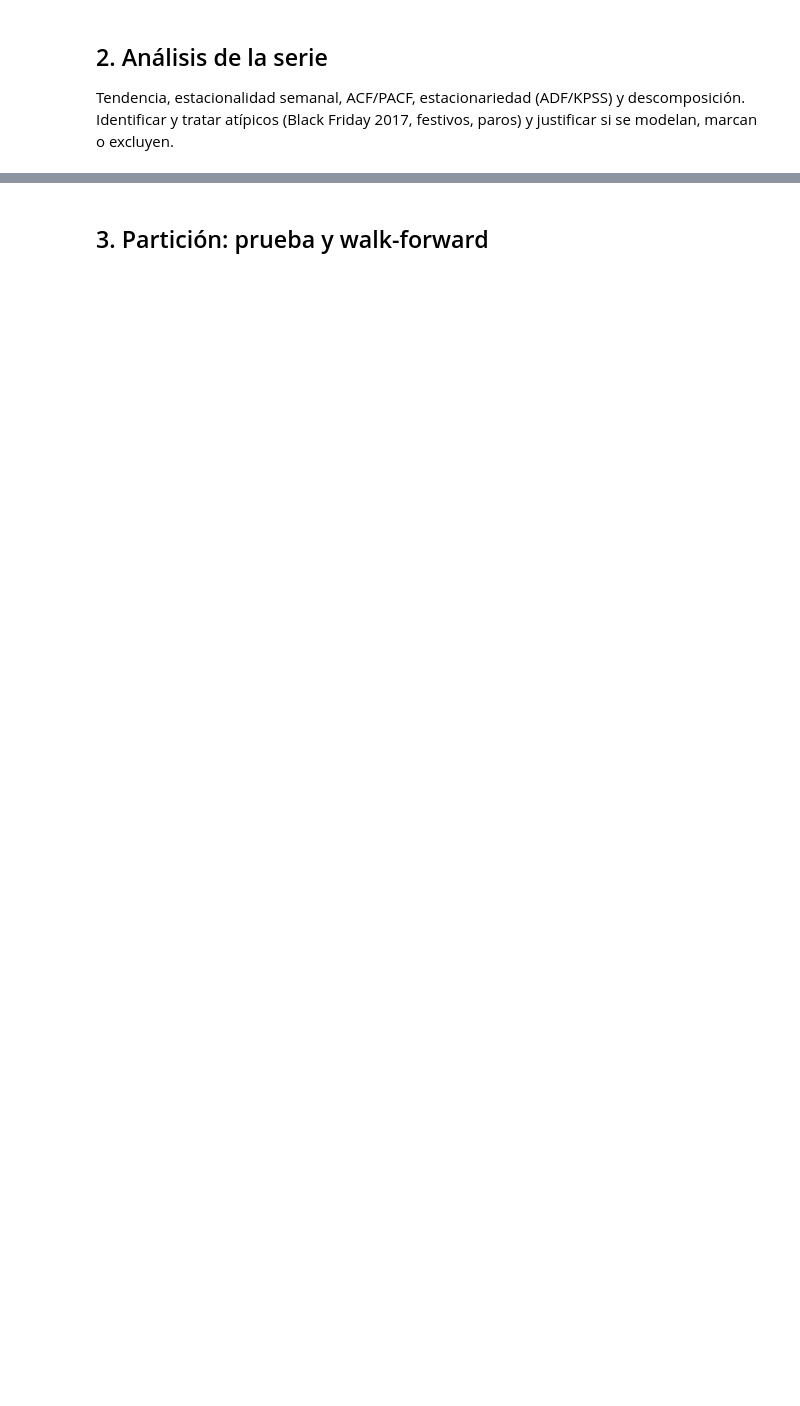
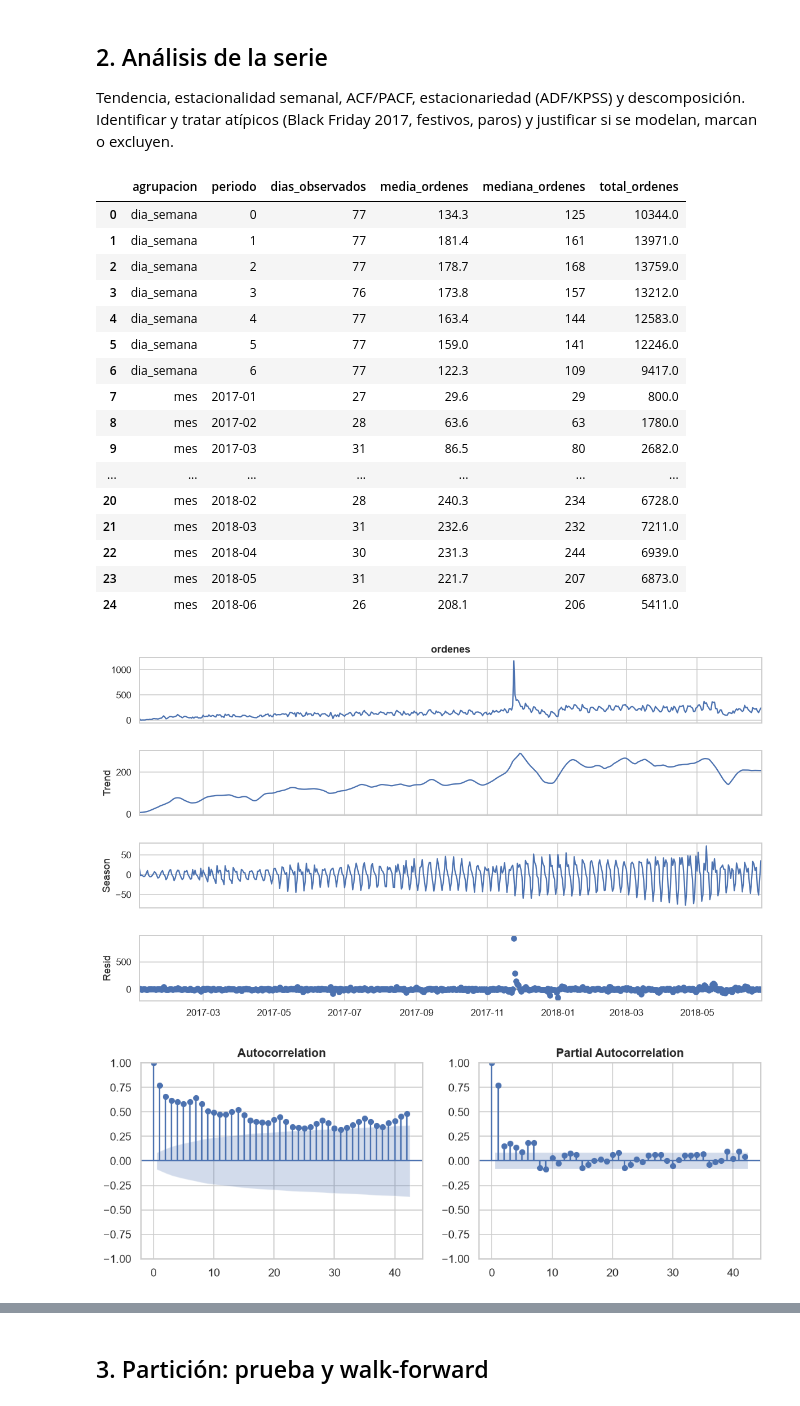
Before and after one commit to tomasguzman0925-ship-it/Taller-ML, a Jupyter notebook: notebooks/B_series.ipynb, the cells around one changed output, grey strips where cells are left out. Saved outputs shown, nothing was run; the diff lists cells and outputs as text; code cells hidden in the pictures; blank space fills up the shorter version.

```diff
--- a/notebooks/B_series.ipynb
+++ b/notebooks/B_series.ipynb
@@ -42,15 +47,67 @@ Identificar y tratar atípicos (Black Friday 2017, festivos, paros) y justificar
 # %%
 from statsmodels.tsa.seasonal import STL
 from statsmodels.graphics.tsaplots import plot_acf, plot_pacf
-from statsmodels.tsa.stattools import adfuller, kpss
+from statsmodels.tsa.stattools import adfuller, kpss, acf, pacf
 
-stl = STL(y, period=config.ESTACIONALIDAD, robust=True).fit()
+# El análisis de selección usa solo el tramo anterior a la prueba.
+calendario_resumen = consulta(
+    con, "B_series/analisis_calendario.sql",
+    [y_trval.index.min().date().isoformat(), (y_trval.index.max() + pd.Timedelta(days=1)).date().isoformat()],
+)
+display(calendario_resumen)
+
+stl = STL(y_trval, period=config.ESTACIONALIDAD, robust=True).fit()
 fig = stl.plot(); fig.set_size_inches(11, 7)
 guardar(fig, "stl", "B_series")
+display(fig)
 
 fig, axes = plt.subplots(1, 2, figsize=(11, 3.5))
-plot_acf(y, lags=42, ax=axes[0]); plot_pacf(y, lags=42, ax=axes[1])
+plot_acf(y_trval, lags=42, ax=axes[0]); plot_pacf(y_trval, lags=42, ax=axes[1])
 guardar(fig, "acf_pacf", "B_series")
+display(fig)
 
-print("ADF  p-valor:", round(adfuller(y, result_object=False)[1], 4))
-print("KPSS p-valor:", round(kpss(y, regression="c", nlags="auto", result_object=False)[1], 4))
+adf_p = adfuller(y_trval, result_object=False)[1]
+kpss_p = kpss(y_trval, regression="c", nlags="auto", result_object=False)[1]
+print("ADF  p-valor (H0: raíz unitaria):", round(adf_p, 4))
+print("KPSS p-valor (H0: estacionaria en nivel):", round(kpss_p, 4))
+lags_interes = [1, 7, 14, 28]
+print("ACF por rezago:", dict(zip(lags_interes, acf(y_trval, nlags=28, fft=True)[lags_interes].round(3))))
+print("PACF por rezago:", dict(zip(lags_interes, pacf(y_trval, nlags=28)[lags_interes].round(3))))
+
+eventos = consulta(
+    con,
+    "B_series/eventos_especiales.sql",
+    [y_trval.index.min().date().isoformat(), (y_trval.index.max() + pd.Timedelta(days=1)).date().isoformat(),
+     "2017-11-17", "2017-12-01", "2017-11-03", "2017-11-16",
+     "2018-05-21", "2018-06-01", "2018-05-01", "2018-05-20", "2018-06-02", "2018-06-08"],
+)
+resumen_eventos = eventos.groupby("evento")["ordenes"].agg(["count", "mean", "median", "min", "max"]).round(1)
+display(resumen_eventos)
+fig, ax = plt.subplots(figsize=(12, 4))
+for evento in ["black_friday_2017", "paro_camioneros_2018"]:
+    datos = eventos[eventos["evento"] == evento]
+    ax.plot(datos["fecha"], datos["ordenes"], marker="o", ms=3, label=evento)
+ax.set(title="Demanda observada en eventos (solo tramo pre-prueba)", ylabel="órdenes")
+ax.legend()
+guardar(fig, "eventos_especiales", "B_series")
+display(fig)
+# %% [output]
+|  | agrupacion | periodo | dias_observados | media_ordenes | mediana_ordenes | total_ordenes |
+| 0 | dia_semana | 0 | 77 | 134.3 | 125 | 10344.0 |
+| 1 | dia_semana | 1 | 77 | 181.4 | 161 | 13971.0 |
+| 2 | dia_semana | 2 | 77 | 178.7 | 168 | 13759.0 |
+| 3 | dia_semana | 3 | 76 | 173.8 | 157 | 13212.0 |
+| 4 | dia_semana | 4 | 77 | 163.4 | 144 | 12583.0 |
+| 5 | dia_semana | 5 | 77 | 159.0 | 141 | 12246.0 |
+| 6 | dia_semana | 6 | 77 | 122.3 | 109 | 9417.0 |
+| 7 | mes | 2017-01 | 27 | 29.6 | 29 | 800.0 |
+| 8 | mes | 2017-02 | 28 | 63.6 | 63 | 1780.0 |
+| 9 | mes | 2017-03 | 31 | 86.5 | 80 | 2682.0 |
+| ... | ... | ... | ... | ... | ... | ... |
+| 20 | mes | 2018-02 | 28 | 240.3 | 234 | 6728.0 |
+| 21 | mes | 2018-03 | 31 | 232.6 | 232 | 7211.0 |
+| 22 | mes | 2018-04 | 30 | 231.3 | 244 | 6939.0 |
+| 23 | mes | 2018-05 | 31 | 221.7 | 207 | 6873.0 |
+| 24 | mes | 2018-06 | 26 | 208.1 | 206 | 5411.0 |
+[figure, added]
+[figure, added]
```
Also changed, not shown: parts of 16 cells of this notebook.
